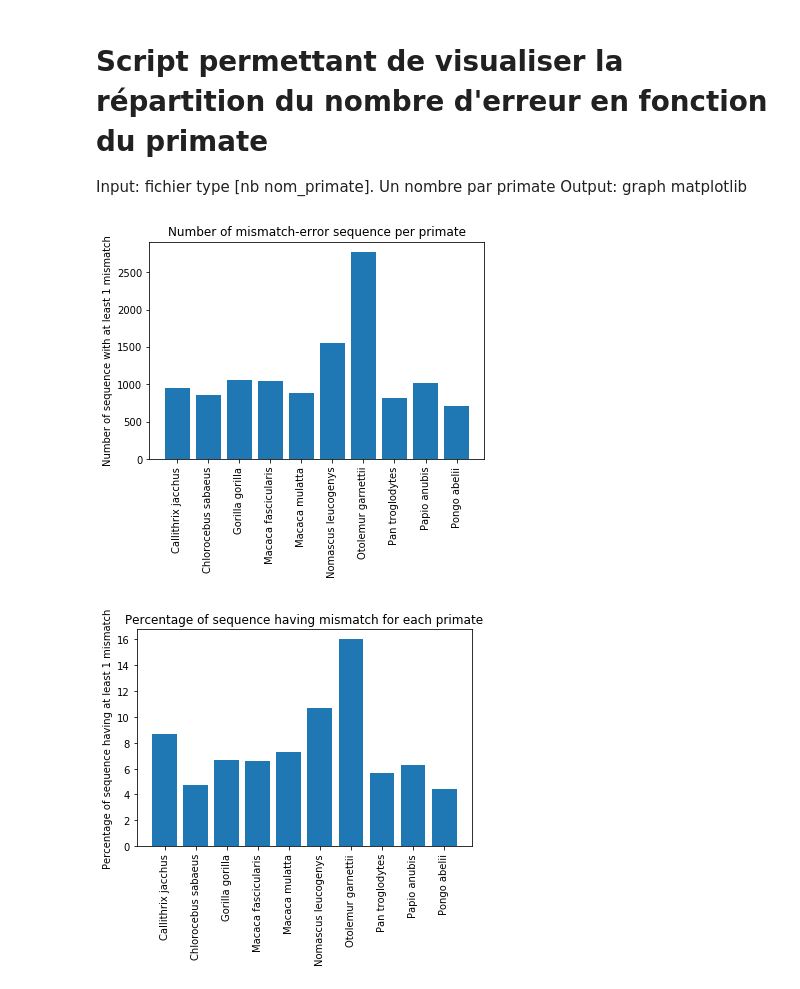
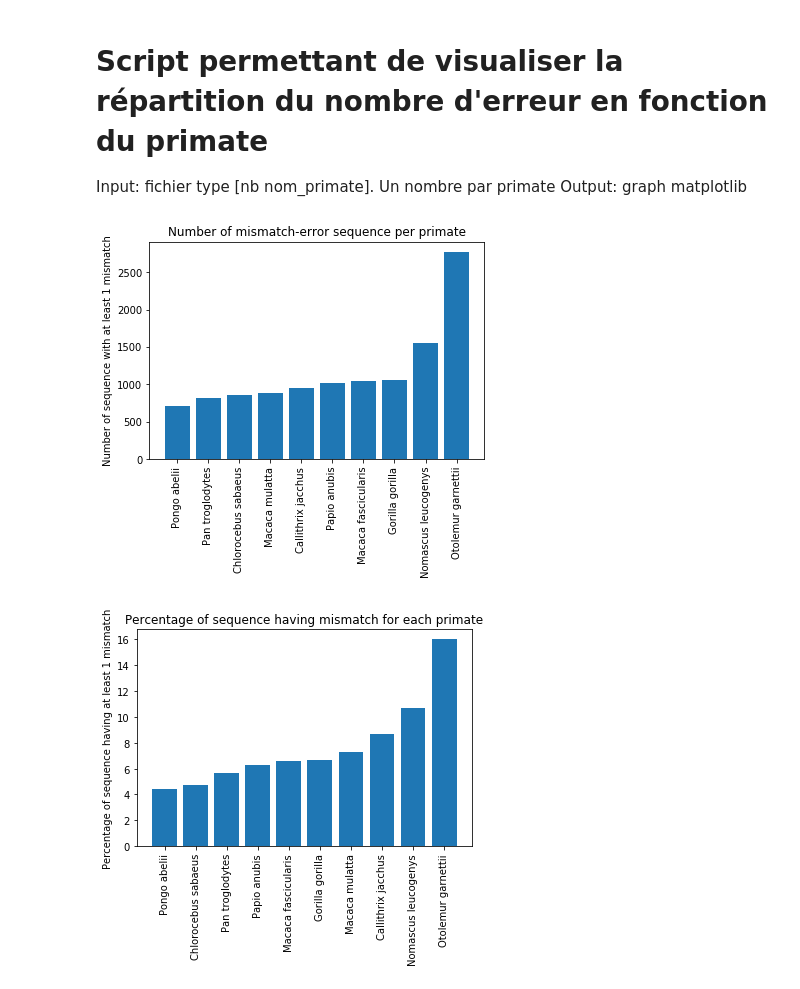
Before and after one commit to lambda-science/stage-thompson, a Jupyter notebook: notebooks/Error_distrib_viz.ipynb, the cells around one changed output. Saved outputs shown, nothing was run; the diff lists cells and outputs as text; code cells hidden in the pictures.

```diff
--- a/notebooks/Error_distrib_viz.ipynb
+++ b/notebooks/Error_distrib_viz.ipynb
@@ -12,6 +12,7 @@ normalize_file = pd.read_csv("../raw/uniprot-error-mismatch/number_seq_by_primat
 number_file = number_file.merge(normalize_file, on="primate", how="inner")
 number_file["Errror_per_seq"] = number_file[["number_x"]].div(number_file["number_y"], axis=0)
 # %%
+number_file.sort_values(by=['number_x'], inplace=True)
 index = number_file["primate"].to_list()
 value = number_file["number_x"].to_list()
 plt.bar(index, value)
@@ -21,16 +22,17 @@ plt.xticks(rotation=90)
 plt.savefig("../results/figures/mistmatch-error-per-primate.png", dpi=300, bbox_inches='tight')
 plt.show()
 # %% [output]
-[figure, old version]
+[figure, new version]
 # %%
+number_file.sort_values(by=['Errror_per_seq'], inplace=True)
 index = number_file["primate"].to_list()
 value = number_file["Errror_per_seq"].to_list()
 value = [x*100 for x in value]
 plt.bar(index, value)
 plt.title("Percentage of sequence having mismatch for each primate")
 plt.ylabel("Percentage of sequence having at least 1 mismatch")
 plt.xticks(rotation=90)
 plt.savefig("../results/figures/percenage-mistmatch-error-per-primate.png", dpi=300, bbox_inches='tight')
 plt.show()
 # %% [output]
-[figure, old version]
+[figure, new version]
```
